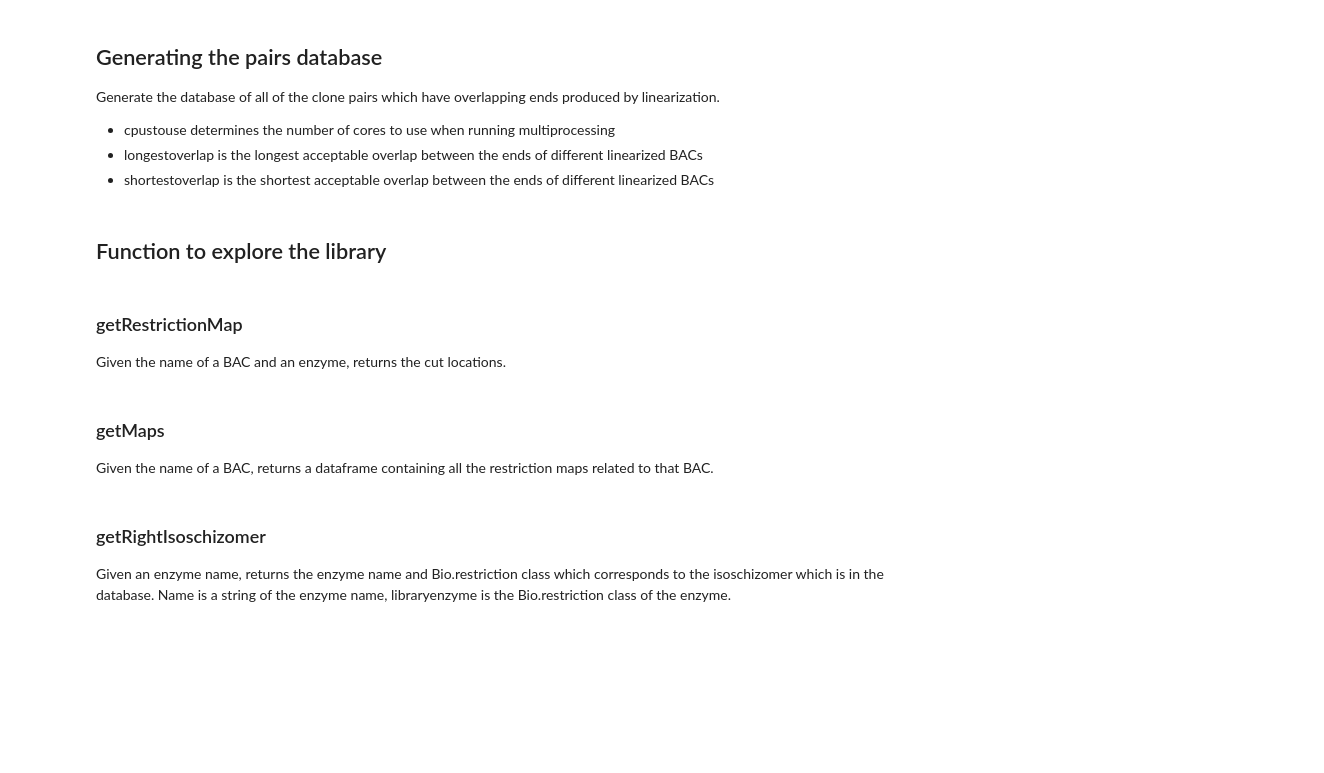
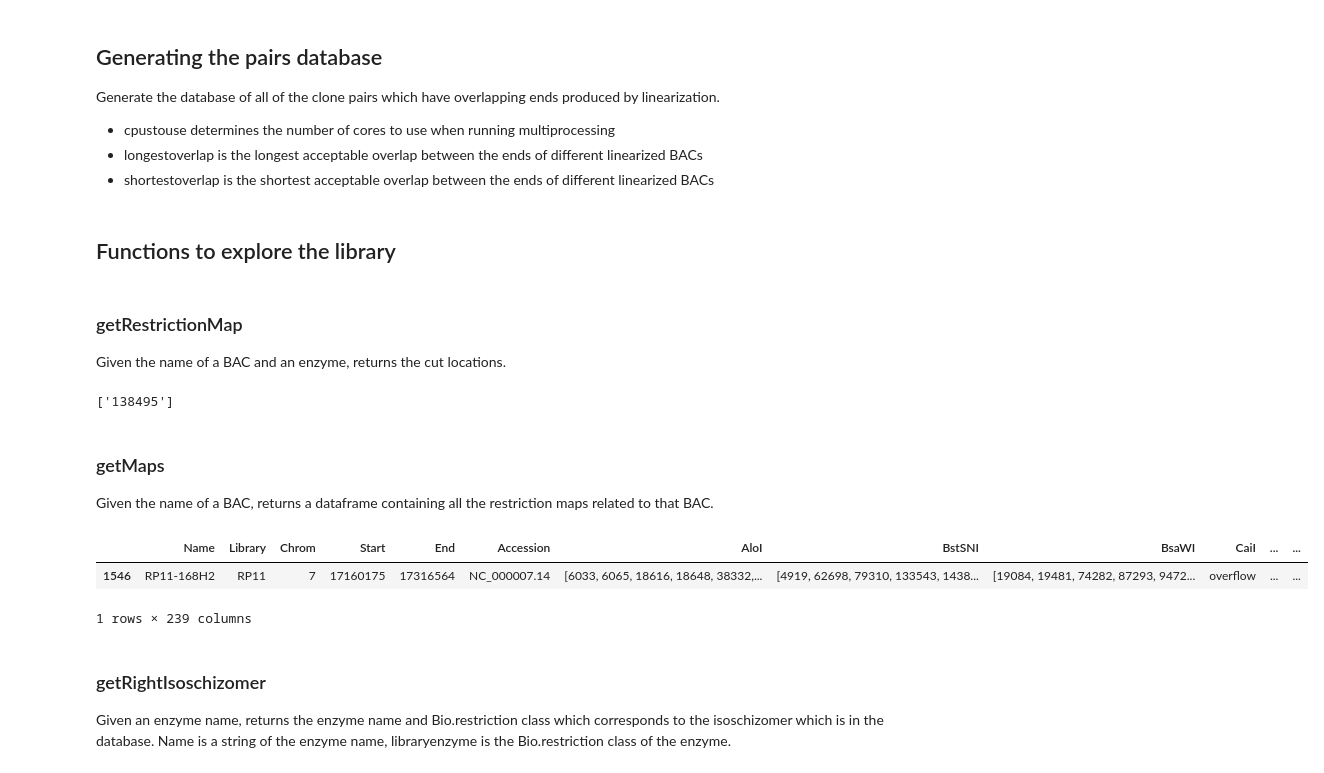
Before and after one commit to Laboratory-of-Mol-and-Comp-Genomics/bacmapping, a Jupyter notebook: Examples/Full_pipeline/bacmappingexample.ipynb, the cells around one changed output. Cells and saved outputs as stored; diff of their text form; code cells hidden in the pictures; blank space fills up the shorter version.

```diff
--- a/Examples/Full_pipeline/bacmappingexample.ipynb
+++ b/Examples/Full_pipeline/bacmappingexample.ipynb
@@ -55,7 +55,7 @@ Generate the database of all of the clone pairs which have overlapping ends prod
 # %%
 bmap.makePairs(cpustouse=16, longestoverlap=200, shortestoverlap=20)
 # %% [markdown]
-## Function to explore the library
+## Functions to explore the library
 # %% [markdown]
 ### getRestrictionMap
 
@@ -63,14 +63,22 @@ Given the name of a BAC and an enzyme, returns the cut locations.
 # %%
 name = "RP11-168H2"
 enzyme = "SgrDI"
-maps = bmap.getRestrictionMap(name, enzyme)
+rmap = bmap.getRestrictionMap(name, enzyme)
+rmap
+# %% [output]
+['138495']
 # %% [markdown]
 ### getMaps
 
 Given the name of a BAC, returns a dataframe containing all the restriction maps related to that BAC.
 # %%
 name = "RP11-168H2"
-mapfn = bmap.getMaps(name)
+maps = bmap.getMaps(name)
+maps
+# %% [output]
+|  | Name | Library | Chrom | Start | End | Accession | AloI | BstSNI | BsaWI | CaiI | ... | ... |
+| 1546 | RP11-168H2 | RP11 | 7 | 17160175 | 17316564 | NC_000007.14 | [6033, 6065, 18616, 18648, 38332,... | [4919, 62698, 79310, 133543, 1438... | [19084, 19481, 74282, 87293, 9472... | overflow | ... | ... |
+1 rows × 239 columns
 # %% [markdown]
 ### getRightIsoschizomer
 
```
Also changed, not shown: parts of 10 cells of this notebook.
